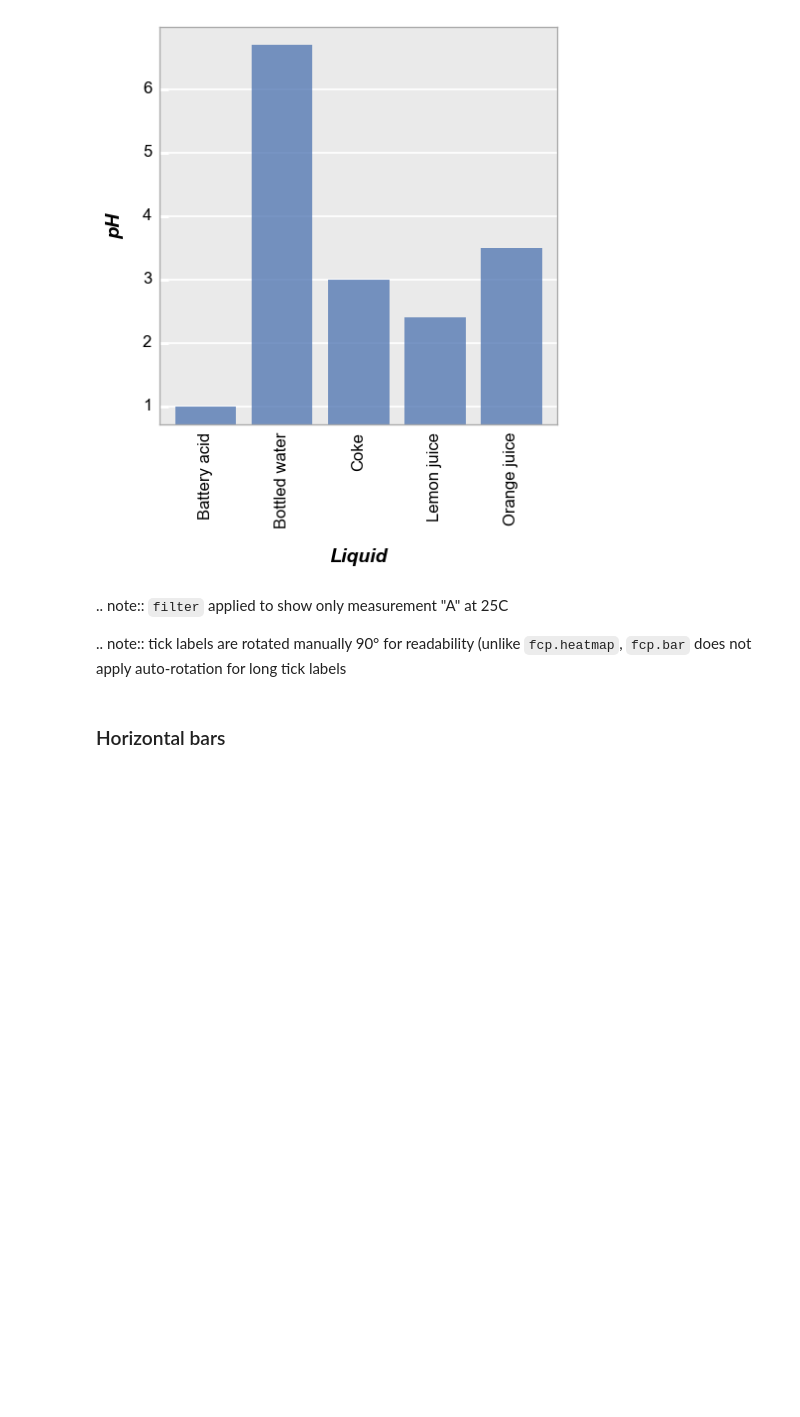
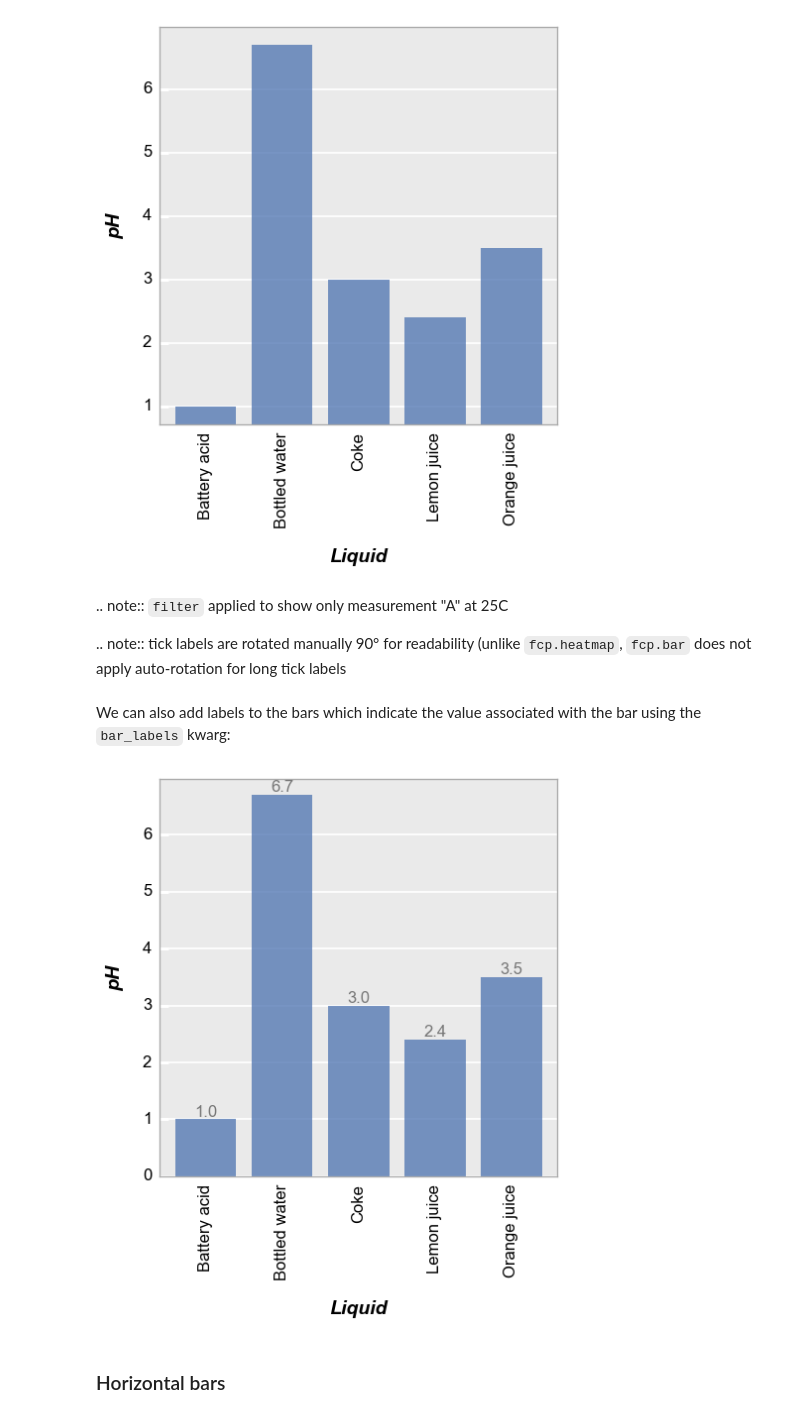
Before and after one commit to endangeredoxen/fivecentplots, a Jupyter notebook: doc/plot_types/barplot.ipynb, the cells around one changed output. Drawn from its saved outputs; the diff is of its cells as text; code cells hidden in the pictures; blank space fills up the shorter version.

```diff
--- a/doc/plot_types/barplot.ipynb
+++ b/doc/plot_types/barplot.ipynb
@@ -55,6 +55,13 @@ fcp.bar(df, x='Liquid', y='pH', filter='Measurement=="A" & T [C]==25', tick_labe
 .. note:: `filter` applied to show only measurement "A" at 25C
 
 .. note:: tick labels are rotated manually 90&#176; for readability (unlike `fcp.heatmap`, `fcp.bar` does not apply auto-rotation for long tick labels
+# %% [markdown]
+We can also add labels to the bars which indicate the value associated with the bar using the `bar_labels` kwarg:
+# %%
+fcp.bar(df, x='Liquid', y='pH', filter='Measurement=="A" & T [C]==25', tick_labels_major_x_rotation=90,
+        bar_labels=True)
+# %% [output]
+[figure, added]
 # %% [markdown]
 ### Horizontal bars
 # %% [markdown]
```
Also changed, not shown: parts of 2 cells of this notebook, 3 other files.
